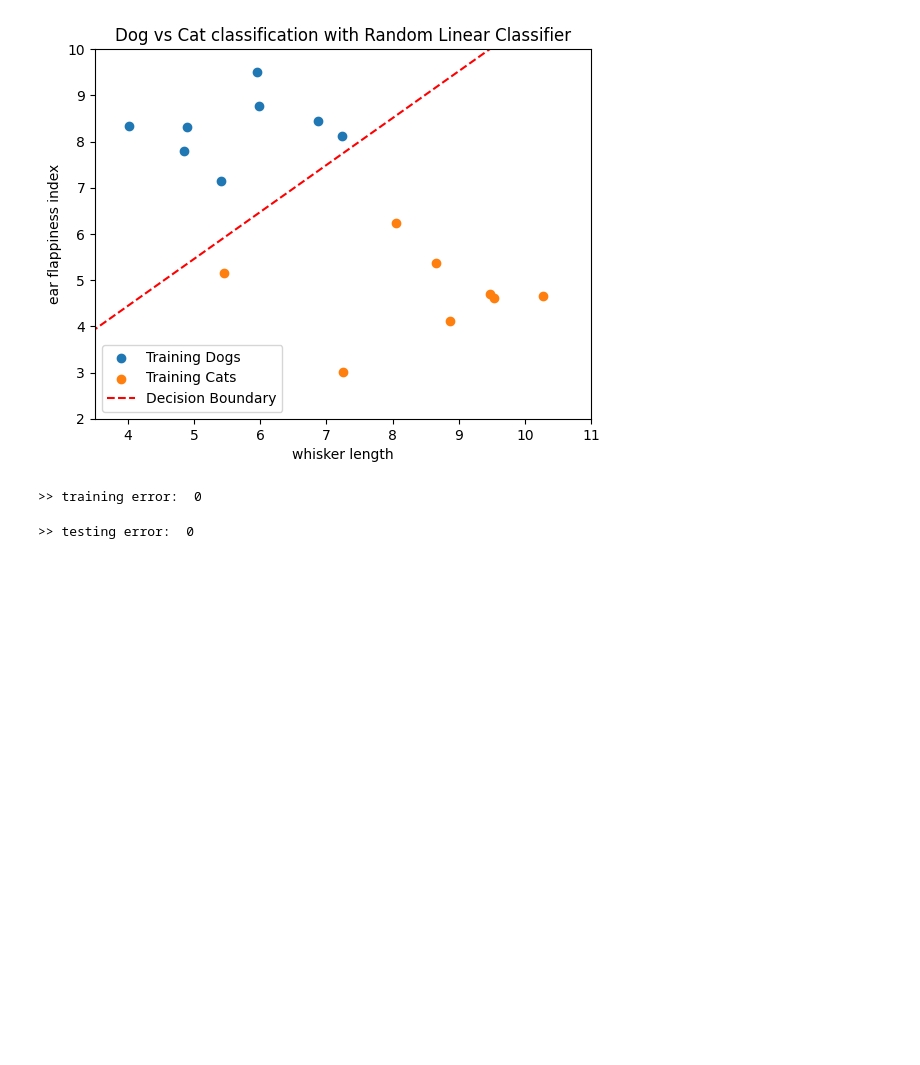
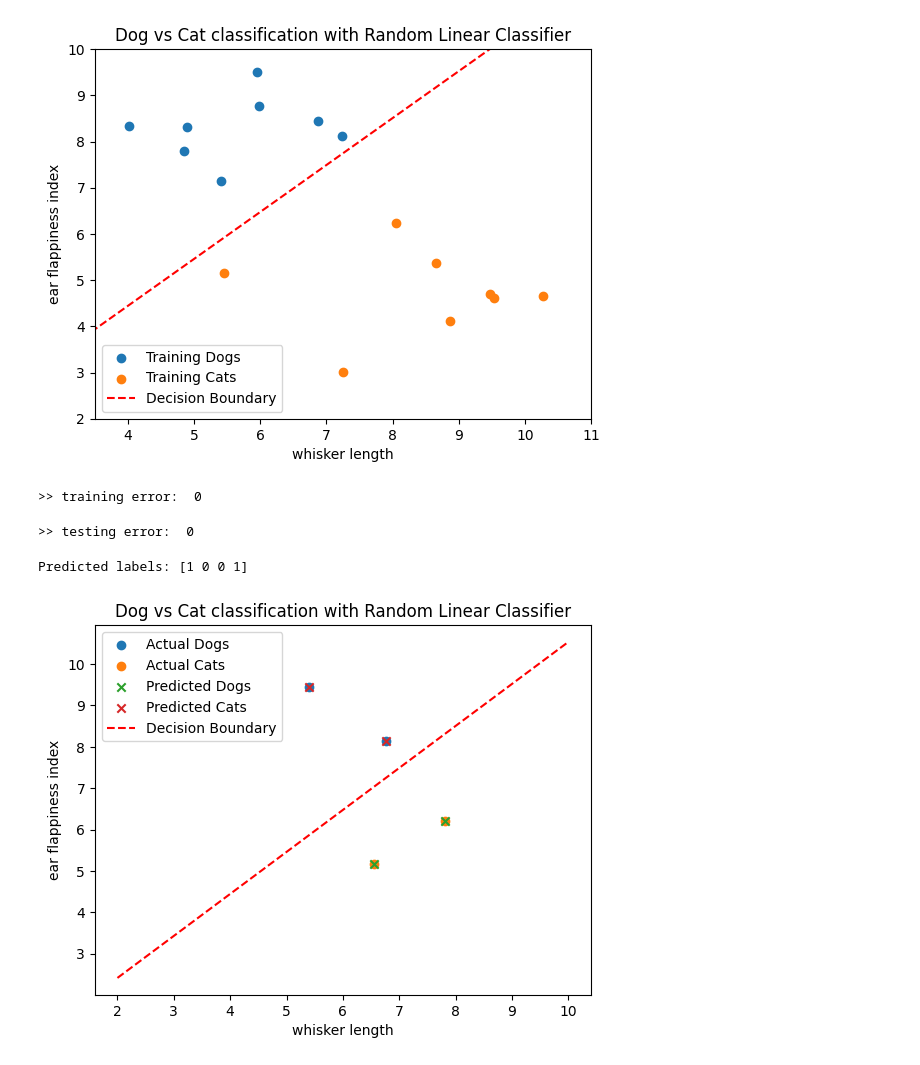
Before and after one commit to bvsvntv/ai-ml-learning, a Jupyter notebook: notebooks/random_linear_classifier_with_train_test_data.ipynb, the cells around one changed output. Cells and saved outputs as stored; diff of their text form; code cells hidden in the pictures; blank space fills up the shorter version.

Commit message:
Plot actual vs predicted test data

```diff
--- a/notebooks/random_linear_classifier_with_train_test_data.ipynb
+++ b/notebooks/random_linear_classifier_with_train_test_data.ipynb
@@ -23,7 +23,7 @@ cats_ear_flappiness_index = np.random.normal(loc=5, scale=1, size=10)
 dogs_data = np.vstack((dogs_whisker_length, dogs_ear_flappiness_index)).T
 cats_data = np.vstack((cats_whisker_length, cats_ear_flappiness_index)).T
 data = np.vstack((dogs_data, cats_data))
-labels = np.hstack((np.zeros(len(dogs_data)), np.ones(len(cats_data))))
+lables = np.hstack((np.zeros(len(dogs_data)), np.ones(len(cats_data))))
 # %%
 print(">> dogs_data:\n", dogs_data)
 print(">> cats_data:\n", cats_data)
@@ -62,3 +50,3 @@ plt.show()
 # %%
 # split data into training and testing
-x_train, x_test, y_train, y_test = train_test_split(data, labels, test_size=0.2, random_state=42)
+x_train, x_test, y_train, y_test = train_test_split(data, lables, test_size=0.2, random_state=42)
@@ -102,9 +102,9 @@ def random_linear_classifier(data_dogs, data_cats, k, d):
     if error < best_error:
       best_error = error
       best_theta = theta
-      best_theta0_train = theta0
+      best_theta0 = theta0
 
-  return best_theta, best_theta0_train, best_error
+  return best_theta, best_theta0, best_error
 # %%
 def compute_error(data_dogs, data_cats, theta, theta0):
   error = 0
@@ -129,7 +129,7 @@ print(">> best theta0 train: ", best_theta0_train)
 >> best theta train:  [-1.07075262  1.05445173]
 >> best theta0 train:  -0.40317694697317963
 # %%
-# plot the decision boundary
+# decision boundary for training data
 x_vals_train = np.linspace(2, 10, 100)
-y_vals_train = (-best_theta_train[0] / best_theta_train[1]) * x_vals - (best_theta0_train / best_theta_train[1])
+y_vals_train = (-best_theta_train[0] / best_theta_train[1]) * x_vals_train - (best_theta0_train / best_theta_train[1])
 # %%
@@ -177,3 +178,31 @@ test_error = compute_error(x_test[y_test == 0], x_test[y_test == 1], best_theta_
 print(">> testing error: ", test_error)
 # %% [output]
 >> testing error:  0
+# %%
+# plot the actual test data and predicted test data
+plt.scatter(x_test[y_test == 0][:, 0], x_test[y_test == 0][:, 1], label="Actual Dogs")
+plt.scatter(x_test[y_test == 1][:, 0], x_test[y_test == 1][:, 1], label="Actual Cats")
+
+# predict test data points using the decision boundary
+predicted_labels = np.zeros_like(y_test, dtype=int)
+for i, x_t in enumerate(x_test):
+  if np.dot(best_theta_train, x_t) + best_theta0_train > 0:
+    predicted_labels[i] = 1
+
+print(f"Predicted labels: {predicted_labels}")
+
+# plot predicted test data points
+plt.scatter(x_test[predicted_labels == 0][:, 0], x_test[predicted_labels == 0][:, 1], marker='x', label="Predicted Dogs")
+plt.scatter(x_test[predicted_labels == 1][:, 0], x_test[predicted_labels == 1][:, 1], marker='x', label="Predicted Cats")
+
+# plot decision boundary
+plt.plot(x_vals_train, y_vals_train, color='red', linestyle='--', label="Decision Boundary")
+
+plt.xlabel("whisker length")
+plt.ylabel("ear flappiness index")
+plt.title("Dog vs Cat classification with Random Linear Classifier")
+plt.legend()
+plt.show()
+# %% [output]
+Predicted labels: [1 0 0 1]
+[figure, added]
```
Also changed, not shown: parts of 5 cells of this notebook.
